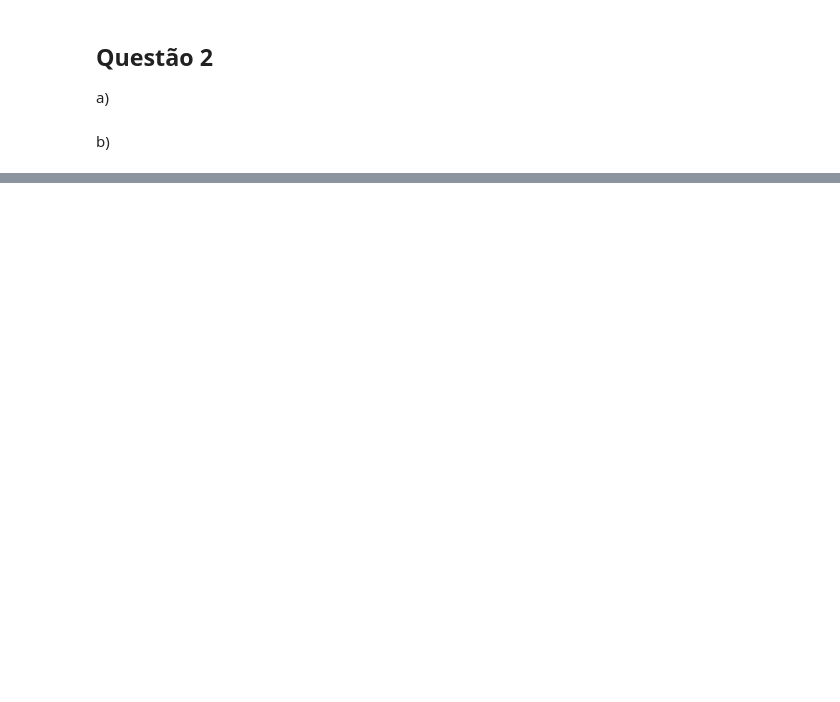
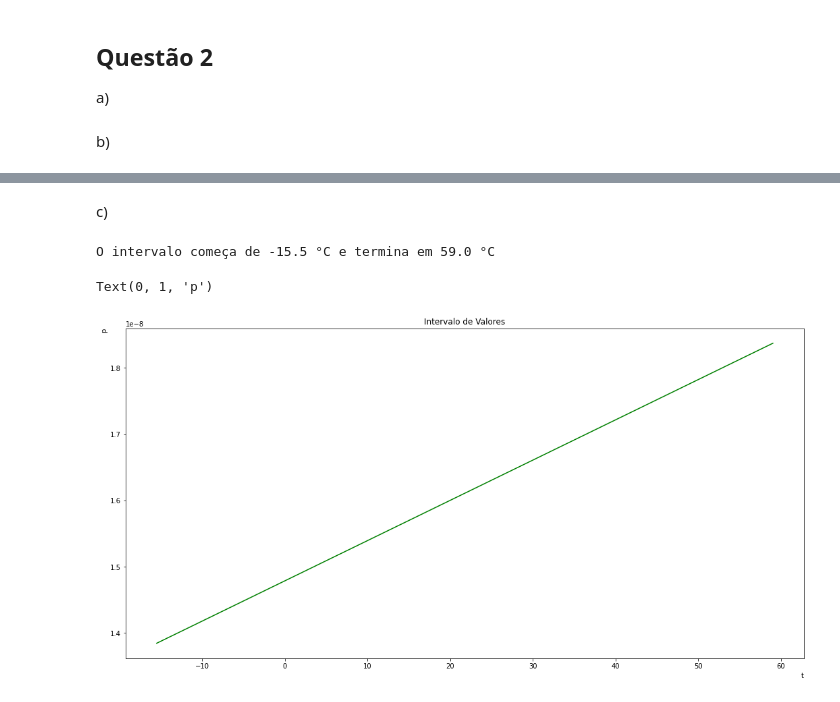
Before and after one commit to leotanaka4/trabalho-metmat, a Jupyter notebook: main.ipynb, the cells around one changed output, grey strips where cells are left out. Saved outputs shown, nothing was run; the diff lists cells and outputs as text; code cells hidden in the pictures; blank space fills up the shorter version.

```diff
--- a/main.ipynb
+++ b/main.ipynb
@@ -111,0 +122,22 @@ plt.plot(t, quadratica(t), label='quadratica')
+# %% [markdown]
+c)
+# %%
+x = []
+y = []
+
+for i in t:
+    if (0.99 * p(i) <= linear(i) <= 1.01 * p(i)):
+        x.append(i)
+        y.append(linear(i))
+
+print("O intervalo começa de %.1f °C e termina em %.1f °C" % (x[0], x[-1]))
+
+fig, ax = plt.subplots()
+ax.plot(x, y, "green")
+ax.set_title("Intervalo de Valores")
+ax.set_xlabel("t", loc="right")
+ax.set_ylabel("p", loc="top")
+# %% [output]
+O intervalo começa de -15.5 °C e termina em 59.0 °C
+Text(0, 1, 'p')
+[figure, added]
```
Also changed, not shown: parts of 2 cells of this notebook.
